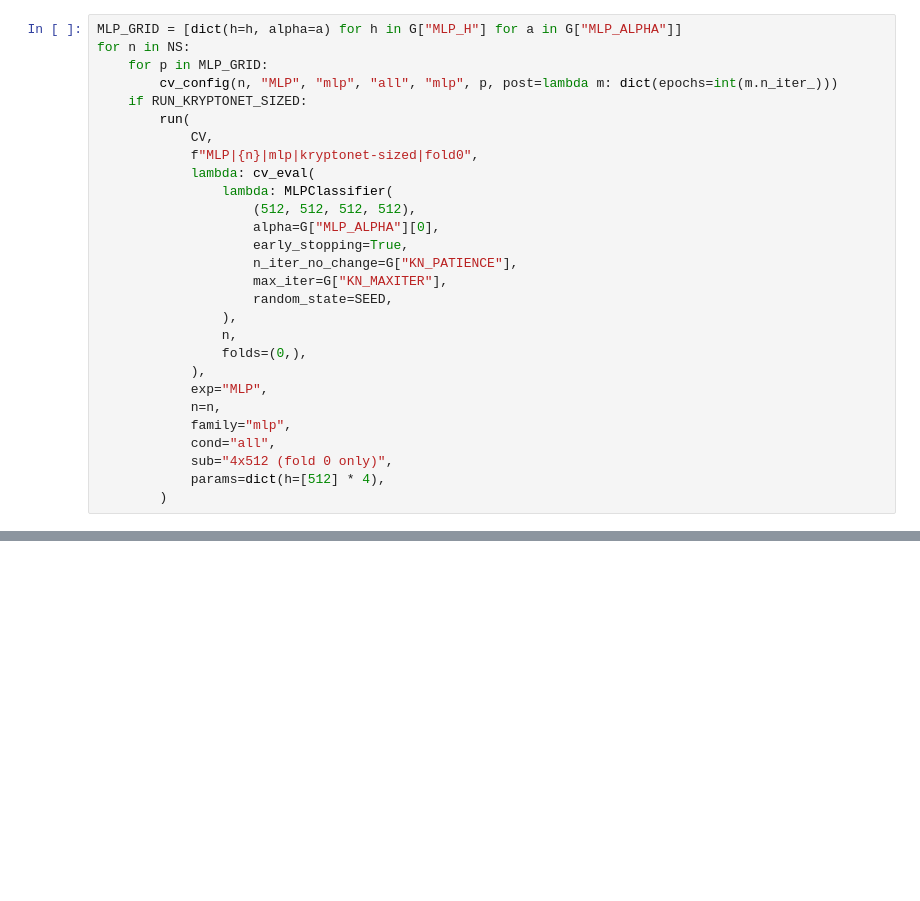
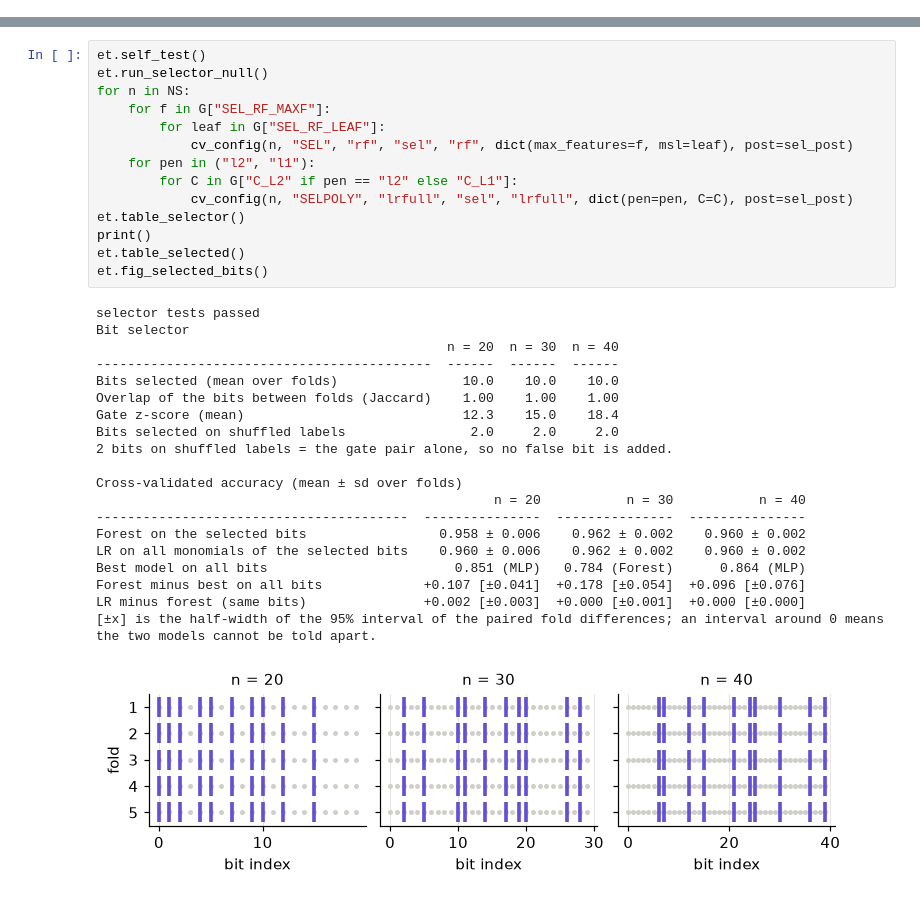
Before and after one commit to liwilz/kryptonite-cw, a Jupyter notebook: src/ModelExperiments/Experiments.ipynb, the cells around one changed output, grey strips where cells are left out. Cells and saved outputs as stored; diff of their text form; blank space fills up the shorter version.

Commit message:
modified model experiments - in progress

```diff
--- a/src/ModelExperiments/Experiments.ipynb
+++ b/src/ModelExperiments/Experiments.ipynb
@@ -1205,28 +0,0 @@ scikit-learn MLP, Adam, early stopping on a 10 % hold-out inside each training f
-# %%
-MLP_GRID = [dict(h=h, alpha=a) for h in G["MLP_H"] for a in G["MLP_ALPHA"]]
-for n in NS:
-    for p in MLP_GRID:
-        cv_config(n, "MLP", "mlp", "all", "mlp", p, post=lambda m: dict(epochs=int(m.n_iter_)))
-    if RUN_KRYPTONET_SIZED:
-        run(
-            CV,
-            f"MLP|{n}|mlp|kryptonet-sized|fold0",
-            lambda: cv_eval(
-                lambda: MLPClassifier(
-                    (512, 512, 512, 512),
-                    alpha=G["MLP_ALPHA"][0],
-                    early_stopping=True,
-                    n_iter_no_change=G["KN_PATIENCE"],
-                    max_iter=G["KN_MAXITER"],
-                    random_state=SEED,
-                ),
-                n,
-                folds=(0,),
-            ),
-            exp="MLP",
-            n=n,
-            family="mlp",
-            cond="all",
-            sub="4x512 (fold 0 only)",
-            params=dict(h=[512] * 4),
-        )
@@ -2495,0 +140,36 @@ display(
+# %%
+et.self_test()
+et.run_selector_null()
+for n in NS:
+    for f in G["SEL_RF_MAXF"]:
+        for leaf in G["SEL_RF_LEAF"]:
+            cv_config(n, "SEL", "rf", "sel", "rf", dict(max_features=f, msl=leaf), post=sel_post)
+    for pen in ("l2", "l1"):
+        for C in G["C_L2" if pen == "l2" else "C_L1"]:
+            cv_config(n, "SELPOLY", "lrfull", "sel", "lrfull", dict(pen=pen, C=C), post=sel_post)
+et.table_selector()
+print()
+et.table_selected()
+et.fig_selected_bits()
+# %% [output]
+selector tests passed
+Bit selector
+                                             n = 20  n = 30  n = 40
+-------------------------------------------  ------  ------  ------
+Bits selected (mean over folds)                10.0    10.0    10.0
+Overlap of the bits between folds (Jaccard)    1.00    1.00    1.00
+Gate z-score (mean)                            12.3    15.0    18.4
+Bits selected on shuffled labels                2.0     2.0     2.0
+2 bits on shuffled labels = the gate pair alone, so no false bit is added.
+
+Cross-validated accuracy (mean ± sd over folds)
+                                                   n = 20           n = 30           n = 40
+----------------------------------------  ---------------  ---------------  ---------------
+Forest on the selected bits                 0.958 ± 0.006    0.962 ± 0.002    0.960 ± 0.002
+LR on all monomials of the selected bits    0.960 ± 0.006    0.962 ± 0.002    0.960 ± 0.002
+Best model on all bits                        0.851 (MLP)   0.784 (Forest)      0.864 (MLP)
+Forest minus best on all bits             +0.107 [±0.041]  +0.178 [±0.054]  +0.096 [±0.076]
+LR minus forest (same bits)               +0.002 [±0.003]  +0.000 [±0.001]  +0.000 [±0.000]
+[±x] is the half-width of the 95% interval of the paired fold differences; an interval around 0 means
+the two models cannot be told apart.
+[figure, added]
```
Also changed, not shown: parts of 70 cells of this notebook, 28 other files.
